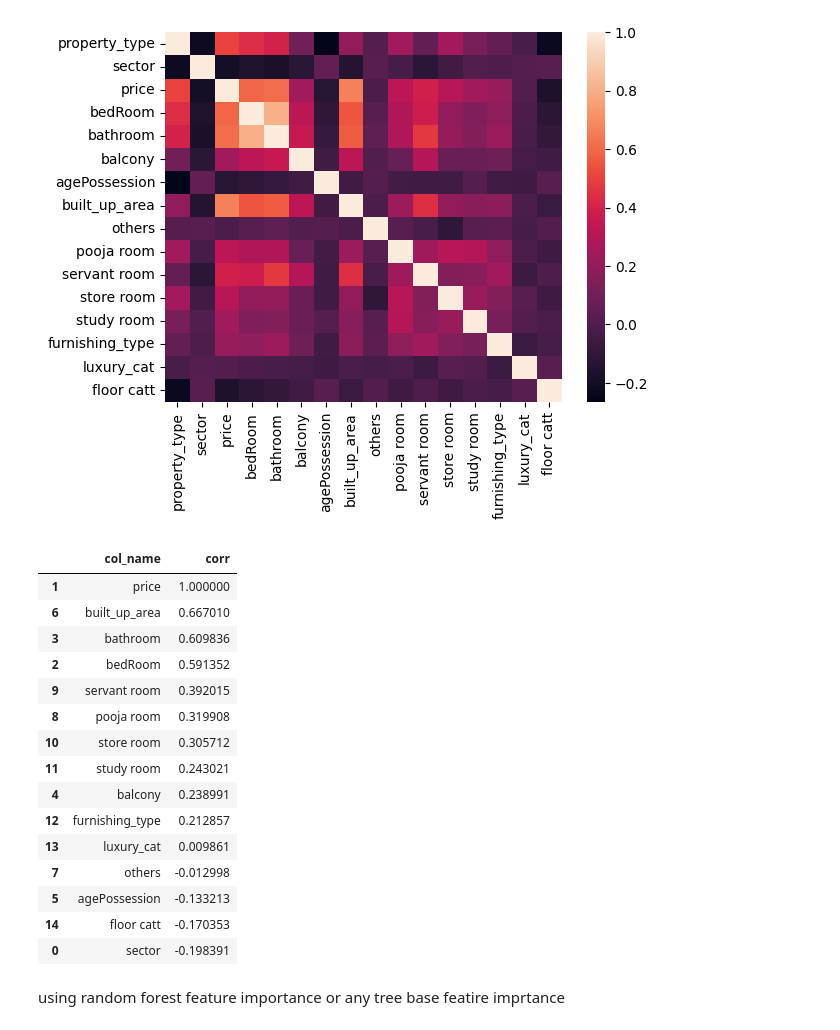
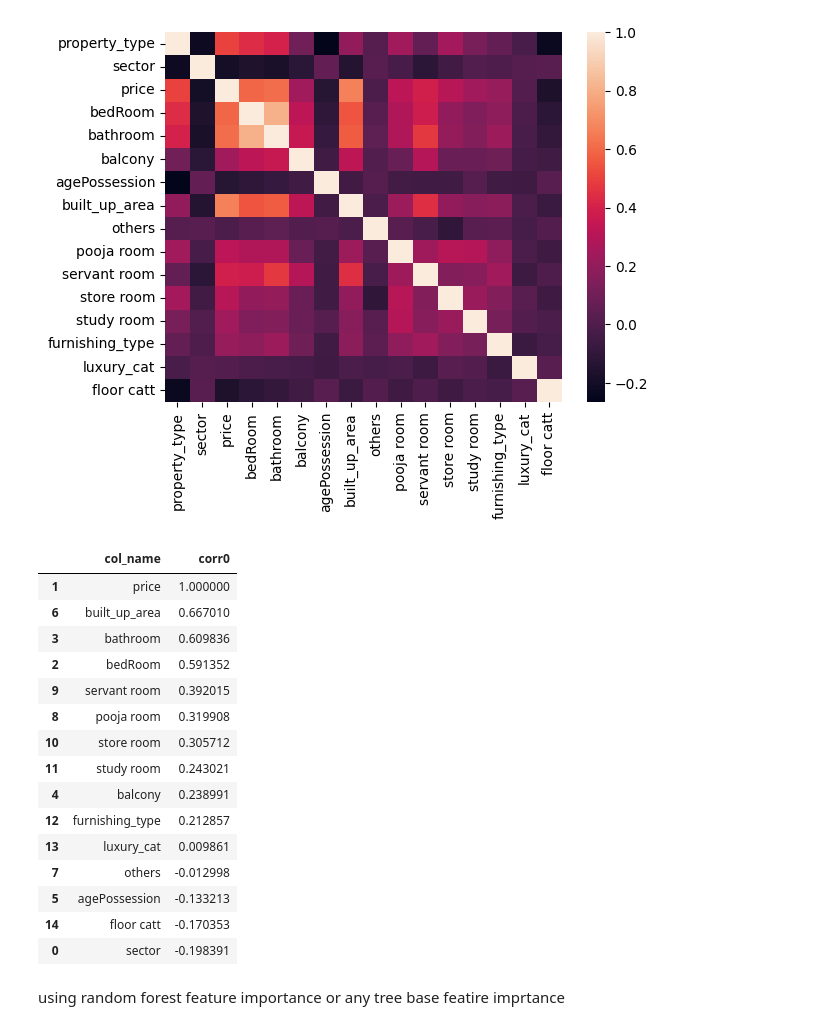
Before and after one commit to karansingh-chauhan/Real-Estate-Analysis, a Jupyter notebook: feature selection/feature_selection.ipynb, the cells around one changed output. Cells and saved outputs as stored; diff of their text form; code cells hidden in the pictures.

```diff
--- a/feature selection/feature_selection.ipynb
+++ b/feature selection/feature_selection.ipynb
@@ -137,11 +137,11 @@ sns.heatmap(data_label_encoded.corr())
 <Axes: >
 [figure]
 # %%
-fi_df1 = data_label_encoded.corr()['price'].iloc[1:].to_frame().reset_index().rename(columns={'index':'col_name','price':'corr'})\
-    .sort_values('corr',ascending=False)
+fi_df1 = data_label_encoded.corr()['price'].iloc[1:].to_frame().reset_index().rename(columns={'index':'col_name','price':'corr0'})\
+    .sort_values('corr0',ascending=False)
 fi_df1
 # %% [output]
-|  | col_name | corr |
+|  | col_name | corr0 |
 | 1 | price | 1.000000 |
 | 6 | built_up_area | 0.667010 |
 | 3 | bathroom | 0.609836 |
```
Also changed, not shown: parts of 28 cells of this notebook, 1 other file.
